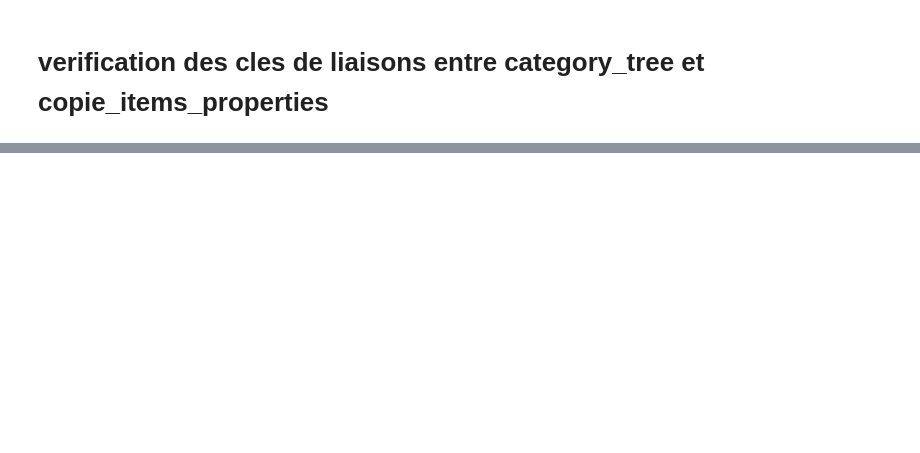
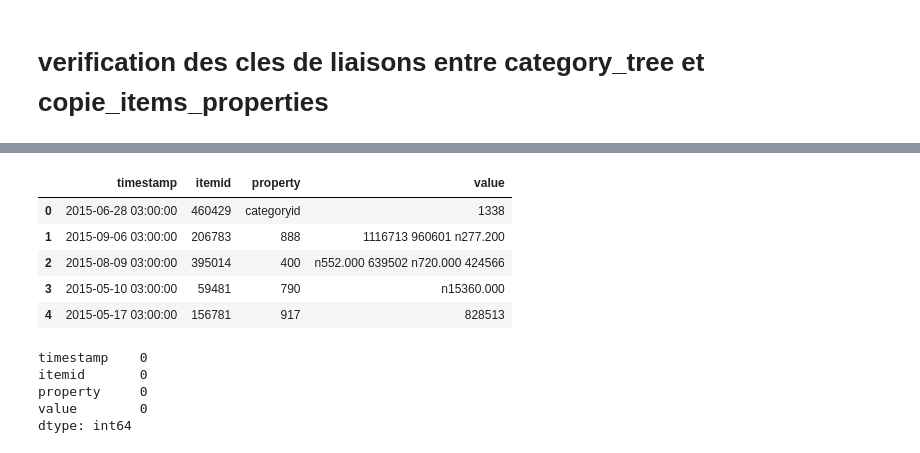
Before and after one commit to guylain237/BIG_DATA_Analyse_Optimisation_site_Ecommerce, a Jupyter notebook: notebooks/data.ipynb, the cells around one changed output, grey strips where cells are left out. Cells and saved outputs as stored; diff of their text form; code cells hidden in the pictures; blank space fills up the shorter version.

```diff
--- a/notebooks/data.ipynb
+++ b/notebooks/data.ipynb
@@ -753,0 +736,18 @@ None
+# %%
+item_properties.head()
+# %% [output]
+|  | timestamp | itemid | property | value |
+| 0 | 2015-06-28 03:00:00 | 460429 | categoryid | 1338 |
+| 1 | 2015-09-06 03:00:00 | 206783 | 888 | 1116713 960601 n277.200 |
+| 2 | 2015-08-09 03:00:00 | 395014 | 400 | n552.000 639502 n720.000 424566 |
+| 3 | 2015-05-10 03:00:00 | 59481 | 790 | n15360.000 |
+| 4 | 2015-05-17 03:00:00 | 156781 | 917 | 828513 |
+# %%
+#Verification des valeurs manquantes
+print(item_properties.isnull().sum())
+# %% [output]
+timestamp    0
+itemid       0
+property     0
+value        0
+dtype: int64
```
Also changed, not shown: parts of 27 cells of this notebook, 4 other files.
